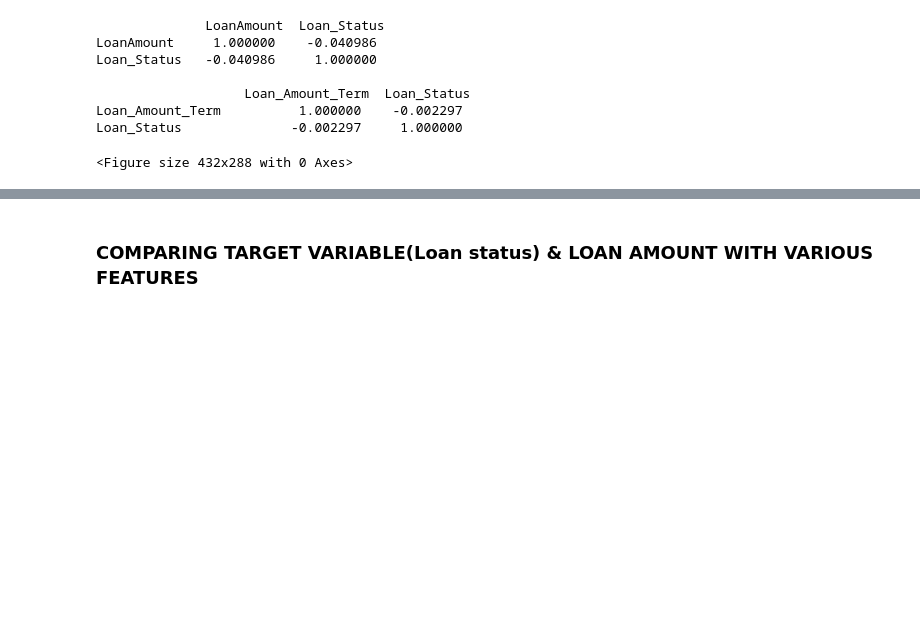
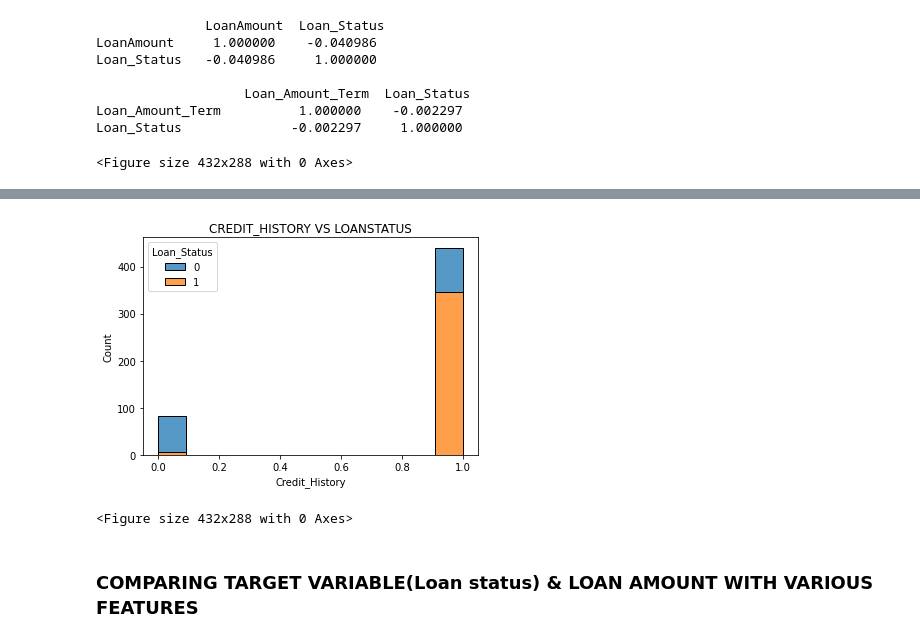
Before and after one commit to JayabharathiRavi/Loan_status, a Jupyter notebook: loan_status_predict.ipynb, the cells around one changed output, grey strips where cells are left out. Cells and saved outputs as stored; diff of their text form; code cells hidden in the pictures; blank space fills up the shorter version.

```diff
--- a/loan_status_predict.ipynb
+++ b/loan_status_predict.ipynb
@@ -734,3 +782,11 @@ Loan_Status           0.550272     1.000000
+# %%
+sns.histplot(data=x_train, x="Credit_History", hue="Loan_Status", multiple="stack")
+plt.title('CREDIT_HISTORY VS LOANSTATUS')
+plt.show()
+plt.tight_layout()
+# %% [output]
+[figure, added]
+<Figure size 432x288 with 0 Axes>
 # %% [markdown]
 ### COMPARING TARGET VARIABLE(Loan status) & LOAN AMOUNT WITH VARIOUS FEATURES
 # %%
```
Also changed, not shown: parts of 61 cells of this notebook.
